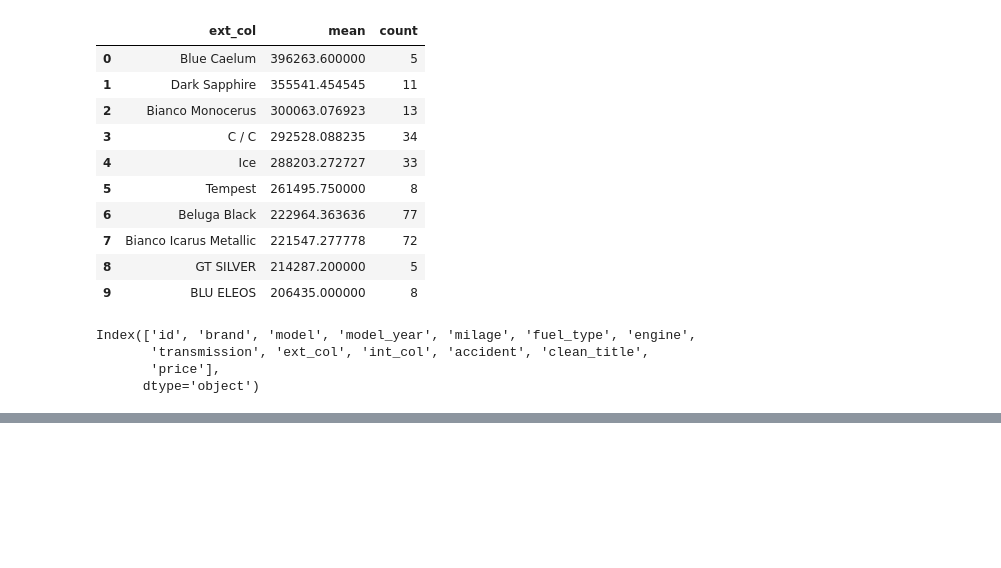
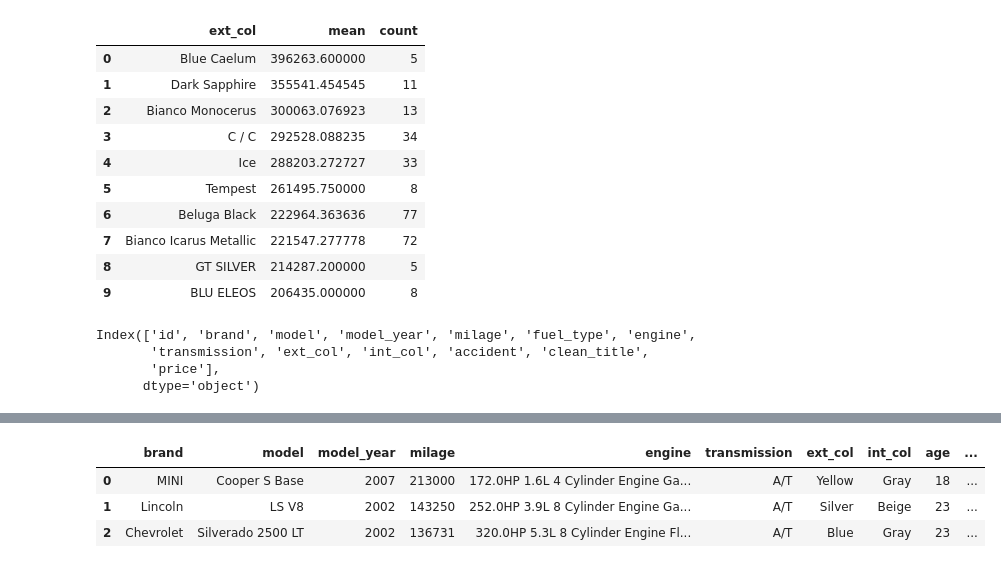
Before and after one commit to jeffc1994/DataScience, a Jupyter notebook: Used Car Sales Regression/Used Car Sales Regression.ipynb, the cells around one changed output, grey strips where cells are left out. Cells and saved outputs as stored; diff of their text form; code cells hidden in the pictures; blank space fills up the shorter version.

```diff
--- a/Used Car Sales Regression/Used Car Sales Regression.ipynb
+++ b/Used Car Sales Regression/Used Car Sales Regression.ipynb
@@ -397,0 +411,24 @@ Index(['id', 'brand', 'model', 'model_year', 'milage', 'fuel_type', 'engine',
+# %%
+def preprocessor(df):
+    X = df.drop(columns='price')
+    y = df['price']
+    X['age'] = 2025 - df['model_year']
+    X = pd.get_dummies(X,columns=['fuel_type','accident'])
+    X = X.drop(columns=['id','clean_title'])
+
+    return X,y
+# %%
+X,y = preprocessor(df)
+
+X_train, X_test, y_train, y_test = train_test_split(X,y,test_size=0.3,random_state=43)
+
+encoder = ce.TargetEncoder(cols=cols_for_encoding)
+X_train[cols_for_encoding] = encoder.fit_transform(X_train[cols_for_encoding], y_train)
+X_test[cols_for_encoding] = encoder.transform(X_test[cols_for_encoding])
+# %%
+X.head(3)
+# %% [output]
+|  | brand | model | model_year | milage | engine | transmission | ext_col | int_col | age | ... |
+| 0 | MINI | Cooper S Base | 2007 | 213000 | 172.0HP 1.6L 4 Cylinder Engine Ga... | A/T | Yellow | Gray | 18 | ... |
+| 1 | Lincoln | LS V8 | 2002 | 143250 | 252.0HP 3.9L 8 Cylinder Engine Ga... | A/T | Silver | Beige | 23 | ... |
+| 2 | Chevrolet | Silverado 2500 LT | 2002 | 136731 | 320.0HP 5.3L 8 Cylinder Engine Fl... | A/T | Blue | Gray | 23 | ... |
```
Also changed, not shown: parts of 21 cells of this notebook, 10 other files.
